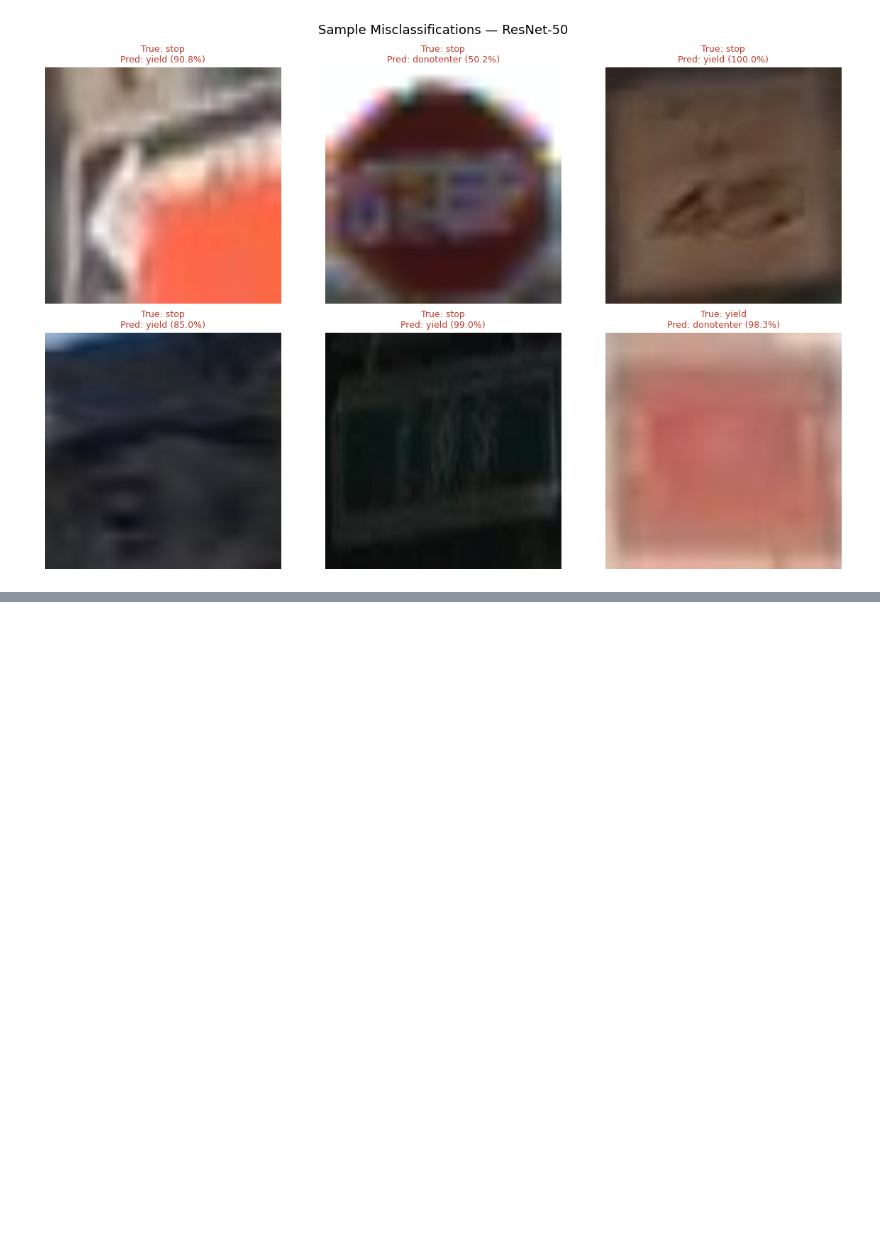
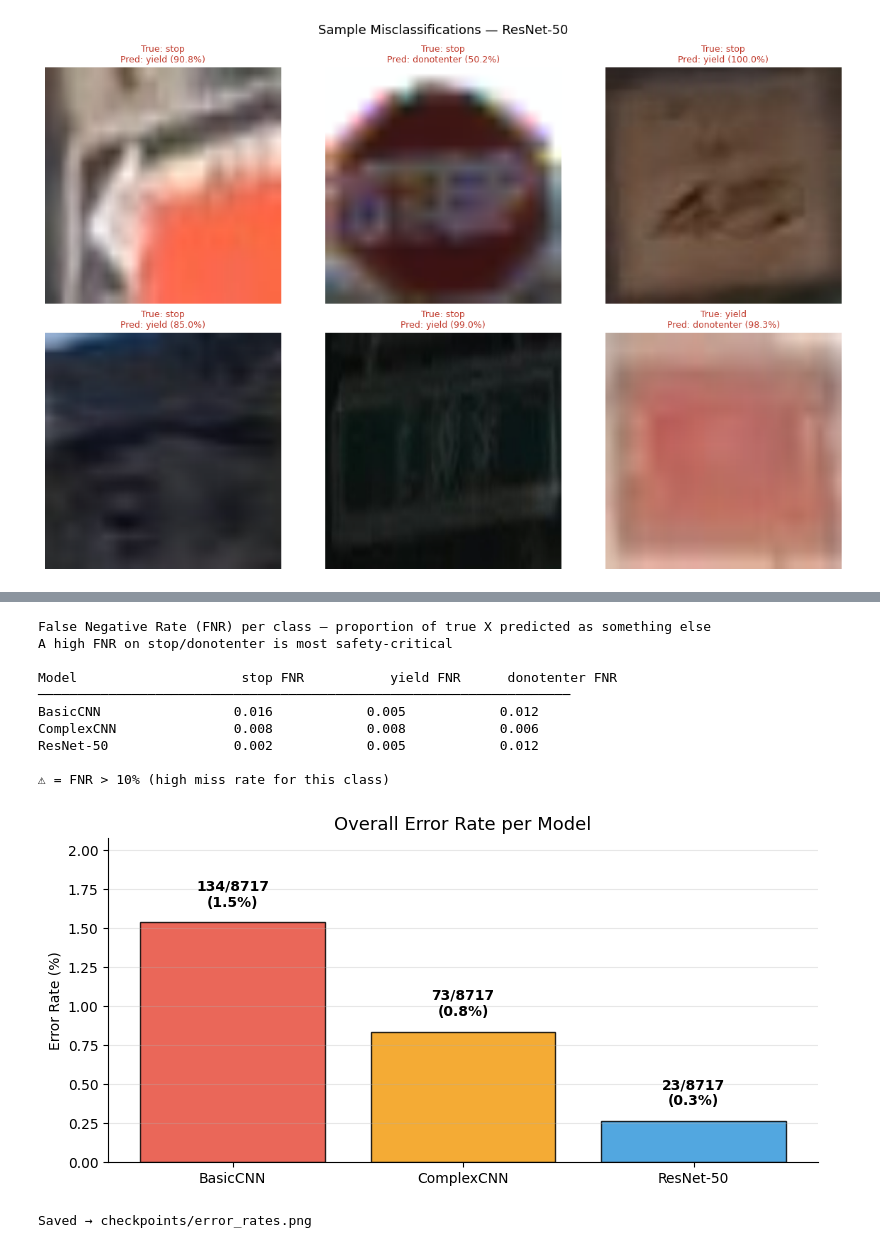
Before and after one commit to ohsono/stats426, a Jupyter notebook: project/notebook/Traffic_Sign_MultiDataset_Experiment(1).ipynb, the cells around one changed output, grey strips where cells are left out. Cells and saved outputs as stored; diff of their text form; code cells hidden in the pictures; blank space fills up the shorter version.

```diff
--- a/project/notebook/Traffic_Sign_MultiDataset_Experiment(1).ipynb
+++ b/project/notebook/Traffic_Sign_MultiDataset_Experiment(1).ipynb
@@ -1486,0 +1823,64 @@ ResNet-50: 23 errors / 8717 test samples
+# %%
+# ------------------------------------------------------------------
+# Error summary — per-class false-positive and false-negative rates
+# ------------------------------------------------------------------
+print('False Negative Rate (FNR) per class — proportion of true X predicted as something else')
+print('A high FNR on stop/donotenter is most safety-critical\n')
+
+print(f'{"Model":<14}', end='')
+for cn in CLASS_NAMES:
+    print(f'  {cn:>14} FNR', end='')
+print()
+print('─' * (14 + 18 * NUM_CLASSES))
+
+for name, res in results.items():
+    print(f'{name:<14}', end='')
+    for c_idx in range(NUM_CLASSES):
+        true_pos  = res['y_true'] == c_idx
+        fn        = true_pos & (res['y_pred'] != c_idx)
+        fnr       = fn.sum() / max(true_pos.sum(), 1)
+        flag      = ' ⚠' if fnr > 0.10 else ''
+        print(f'  {fnr:>14.3f}{flag:1}', end='')
+    print()
+
+print()
+print('⚠ = FNR > 10% (high miss rate for this class)')
+print()
+
+# Final error count bar
+names  = list(results.keys())
+errors = [(results[n]['y_true'] != results[n]['y_pred']).sum() for n in names]
+total  = [len(results[n]['y_true']) for n in names]
+errs_pct = [e/t*100 for e, t in zip(errors, total)]
+
+fig, ax = plt.subplots(figsize=(8, 4))
+bars = ax.bar(names, errs_pct,
+              color=[model_colors[n] for n in names],
+              alpha=0.85, edgecolor='black')
+for b, e, t in zip(bars, errors, total):
+    ax.text(b.get_x() + b.get_width()/2, b.get_height() + 0.1,
+            f'{e}/{t}\n({b.get_height():.1f}%)',
+            ha='center', fontsize=10, fontweight='bold')
+ax.set_ylabel('Error Rate (%)')
+ax.set_title('Overall Error Rate per Model', fontsize=13)
+ax.set_ylim(0, max(errs_pct) * 1.35)
+ax.grid(axis='y', alpha=0.3)
+ax.spines[['top','right']].set_visible(False)
+plt.tight_layout()
+plt.savefig(PROJECT_ROOT / 'checkpoints' / 'error_rates.png',
+            dpi=150, bbox_inches='tight')
+plt.show()
+print('Saved → checkpoints/error_rates.png')
+# %% [output]
+False Negative Rate (FNR) per class — proportion of true X predicted as something else
+A high FNR on stop/donotenter is most safety-critical
+
+Model                     stop FNR           yield FNR      donotenter FNR
+────────────────────────────────────────────────────────────────────
+BasicCNN                 0.016            0.005            0.012
+ComplexCNN               0.008            0.008            0.006
+ResNet-50                0.002            0.005            0.012
+
+⚠ = FNR > 10% (high miss rate for this class)
+[figure, added]
+Saved → checkpoints/error_rates.png
```
Also changed, not shown: parts of 6 cells of this notebook.
